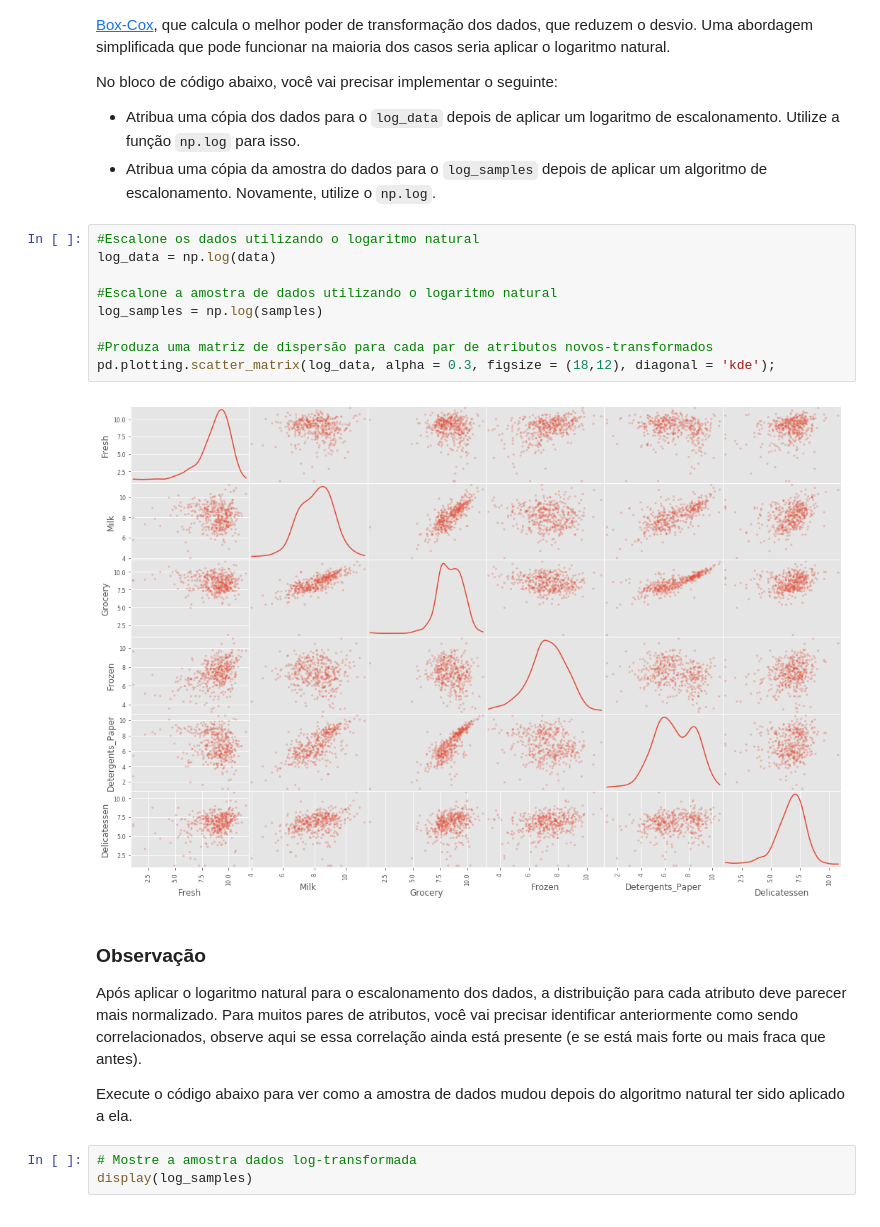
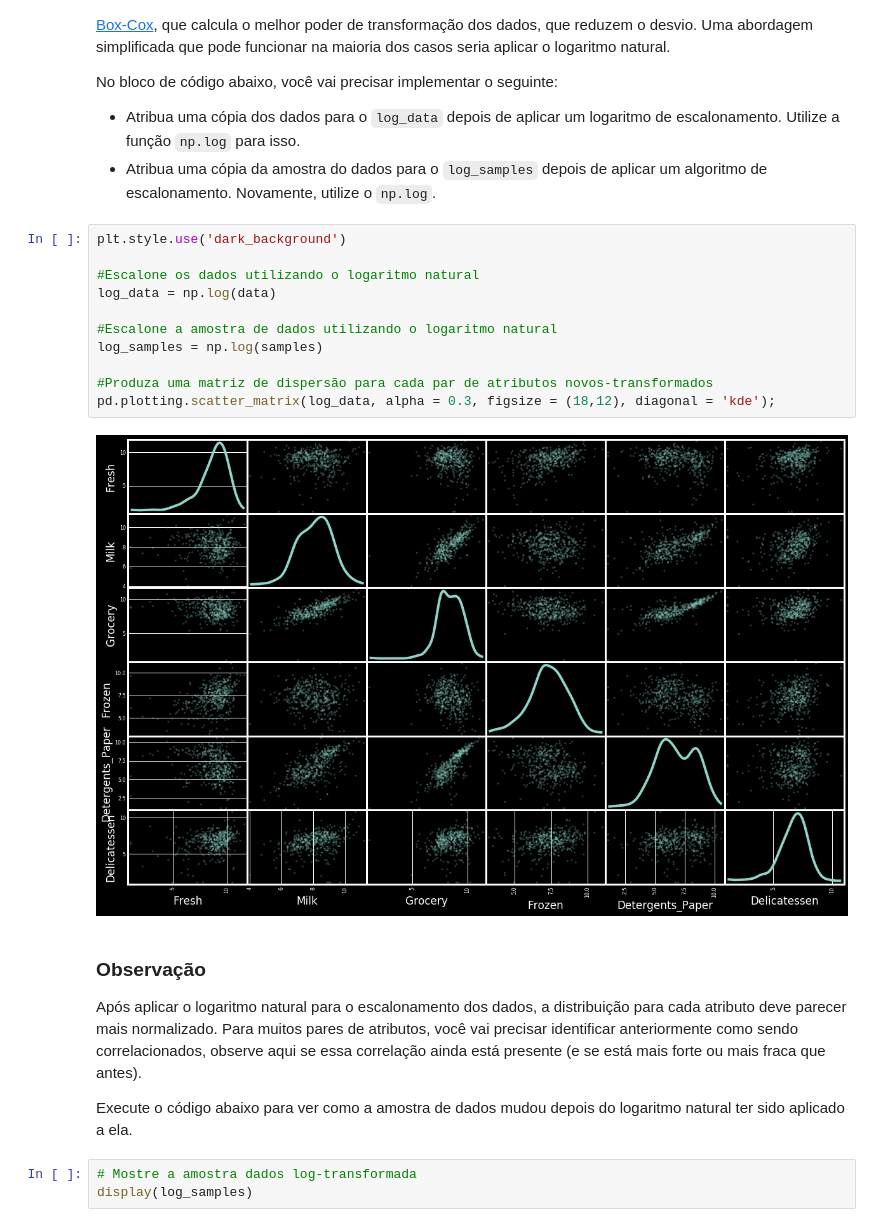
Before and after one commit to Wassimply/udacity-projects, a Jupyter notebook: creating-customer-segments/customer_segments_PT.ipynb, the cells around one changed output. Cells and saved outputs as stored; diff of their text form.

```diff
--- a/creating-customer-segments/customer_segments_PT.ipynb
+++ b/creating-customer-segments/customer_segments_PT.ipynb
@@ -204,21 +205,23 @@ No bloco de código abaixo, você vai precisar implementar o seguinte:
  - Atribua uma cópia dos dados para o `log_data` depois de aplicar um logaritmo de escalonamento. Utilize a função `np.log` para isso.
  - Atribua uma cópia da amostra do dados para o `log_samples` depois de aplicar um algoritmo de escalonamento. Novamente, utilize o `np.log`.
 # %%
+plt.style.use('dark_background')
+
 #Escalone os dados utilizando o logaritmo natural
 log_data = np.log(data)
 
 #Escalone a amostra de dados utilizando o logaritmo natural
 log_samples = np.log(samples)
 
 #Produza uma matriz de dispersão para cada par de atributos novos-transformados
 pd.plotting.scatter_matrix(log_data, alpha = 0.3, figsize = (18,12), diagonal = 'kde');
 # %% [output]
-[figure, old version]
+[figure, new version]
 # %% [markdown]
 ### Observação
 Após aplicar o logaritmo natural para o escalonamento dos dados, a distribuição para cada atributo deve parecer mais normalizado. Para muitos pares de atributos, você vai precisar identificar anteriormente como sendo correlacionados, observe aqui se essa correlação ainda está presente (e se está mais forte ou mais fraca que antes).
 
-Execute o código abaixo para ver como a amostra de dados mudou depois do algoritmo natural ter sido aplicado a ela.
+Execute o código abaixo para ver como a amostra de dados mudou depois do logaritmo natural ter sido aplicado a ela.
 # %%
 # Mostre a amostra dados log-transformada
 display(log_samples)
```
Also changed, not shown: parts of 24 cells of this notebook.
